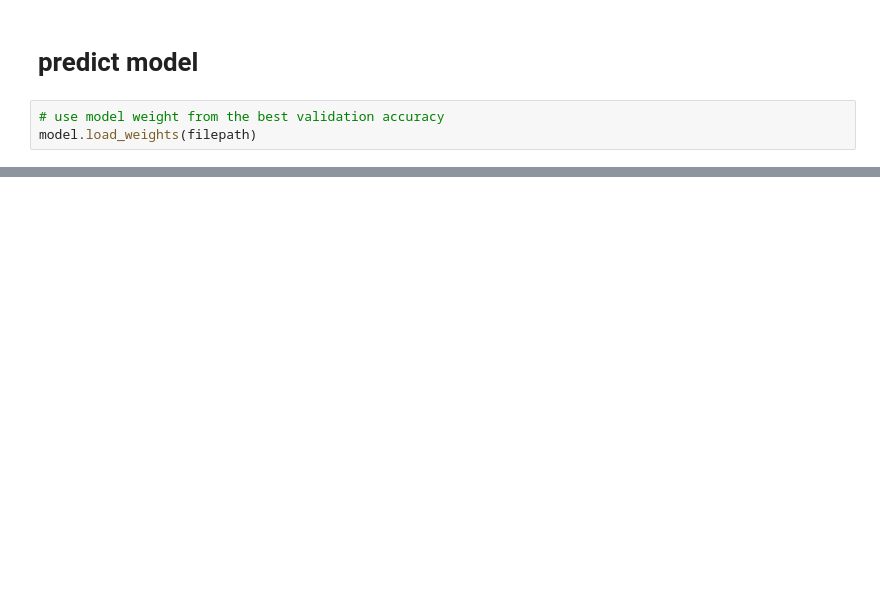
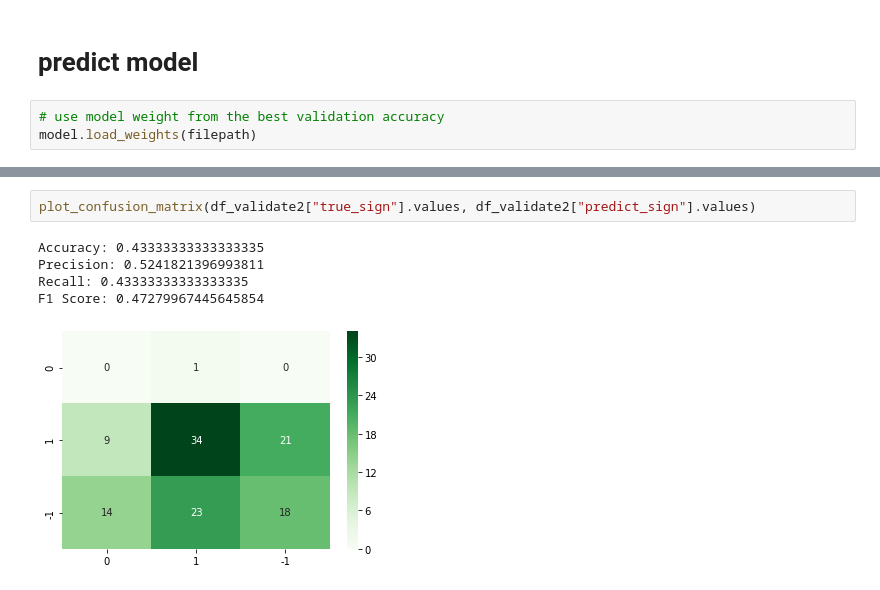
Before and after one commit to ksriyudthsak/nlp_gpt2, a Jupyter notebook: run_model_gpt2.ipynb, the cells around one changed output, grey strips where cells are left out. Drawn from its saved outputs; the diff is of its cells as text; blank space fills up the shorter version.

```diff
--- a/run_model_gpt2.ipynb
+++ b/run_model_gpt2.ipynb
@@ -472,0 +591,8 @@ F1 Score: 0.4567965812757653
+# %%
+plot_confusion_matrix(df_validate2["true_sign"].values, df_validate2["predict_sign"].values)
+# %% [output]
+Accuracy: 0.43333333333333335
+Precision: 0.5241821396993811
+Recall: 0.43333333333333335
+F1 Score: 0.47279967445645854
+[figure, added]
```
Also changed, not shown: parts of 23 cells of this notebook.
